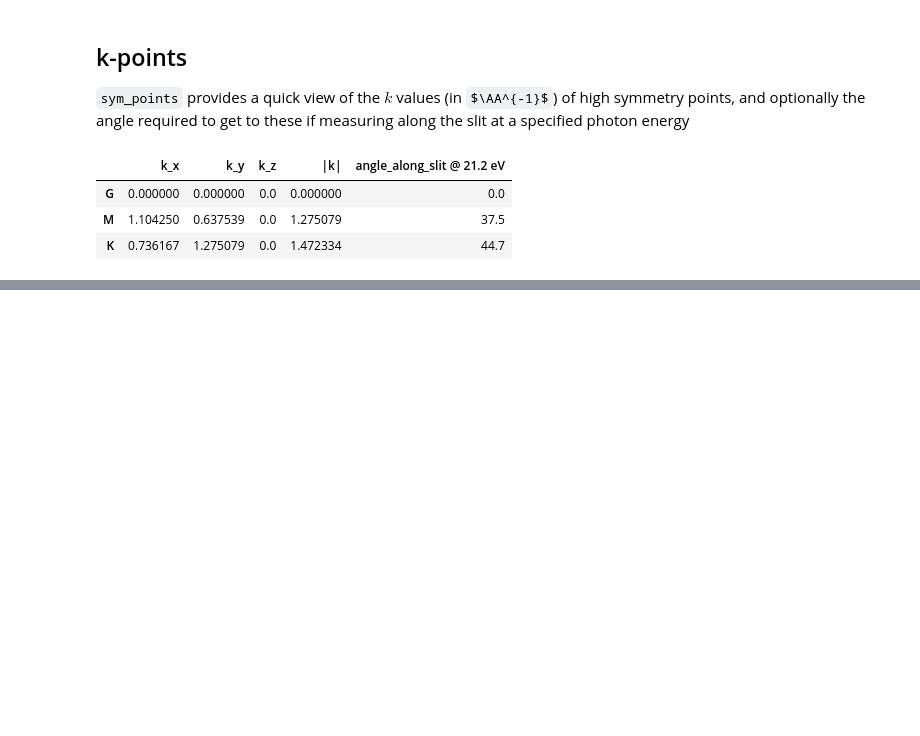
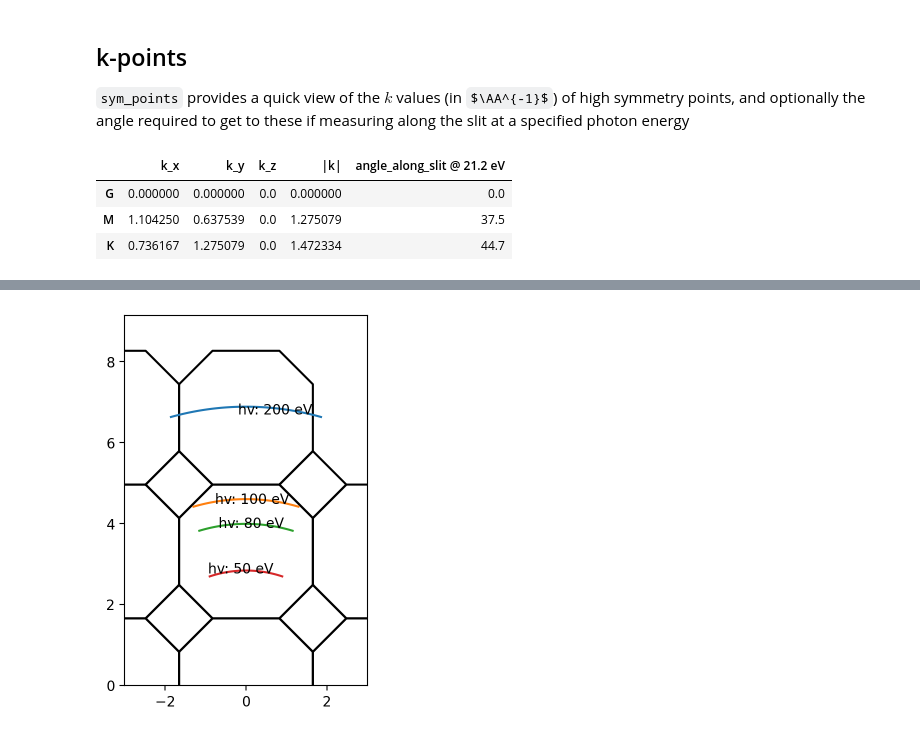
Before and after one commit to phrgab/peaks, a Jupyter notebook: tutorials/5_structure_BZs.ipynb, the cells around one changed output, grey strips where cells are left out. Cells and saved outputs as stored; diff of their text form; code cells hidden in the pictures; some formulas as TeX source; blank space fills up the shorter version.

```diff
--- a/tutorials/5_structure_BZs.ipynb
+++ b/tutorials/5_structure_BZs.ipynb
@@ -132,0 +127,12 @@ Then need a couple of cut planner methods
+# %%
+plot_bz_section(FCC, plane_normal=(1,0,0), plane_origin=(0,0,0), repeat=2)
+ax=plt.gca()
+ax.set_xlim(-3,3)
+ax.set_ylim(0,None)
+ax.set_aspect('equal')
+pks.plot_kz_cut(hv=200, V0=15, ax=ax)
+pks.plot_kz_cut(hv=100, V0=15, ax=ax)
+pks.plot_kz_cut(hv=80, V0=15, ax=ax)
+pks.plot_kz_cut(hv=50, V0=15, ax=ax)
+# %% [output]
+[figure, added]
```
Also changed, not shown: parts of 5 cells of this notebook, 5 other files.
